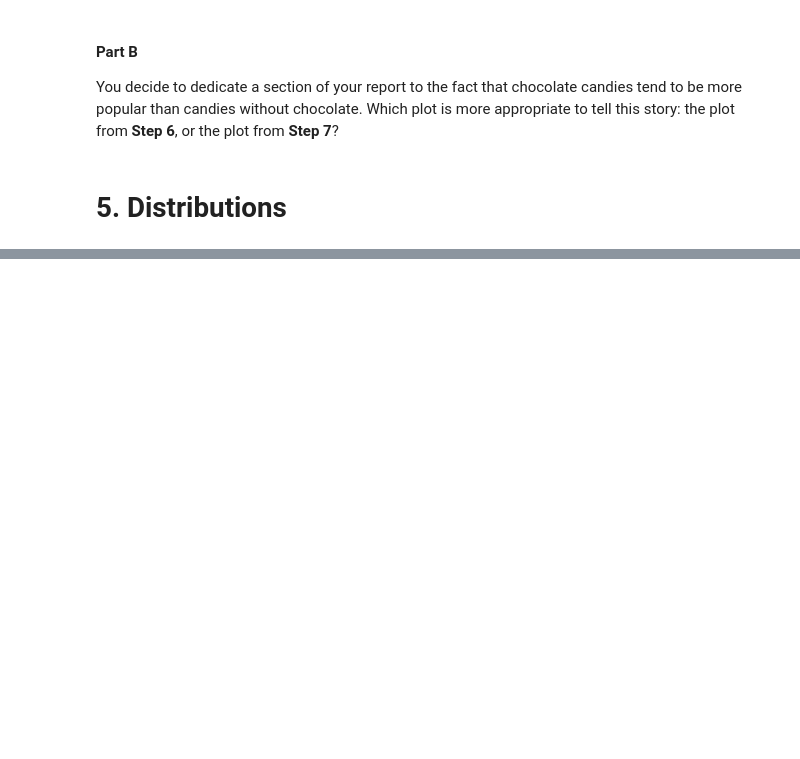
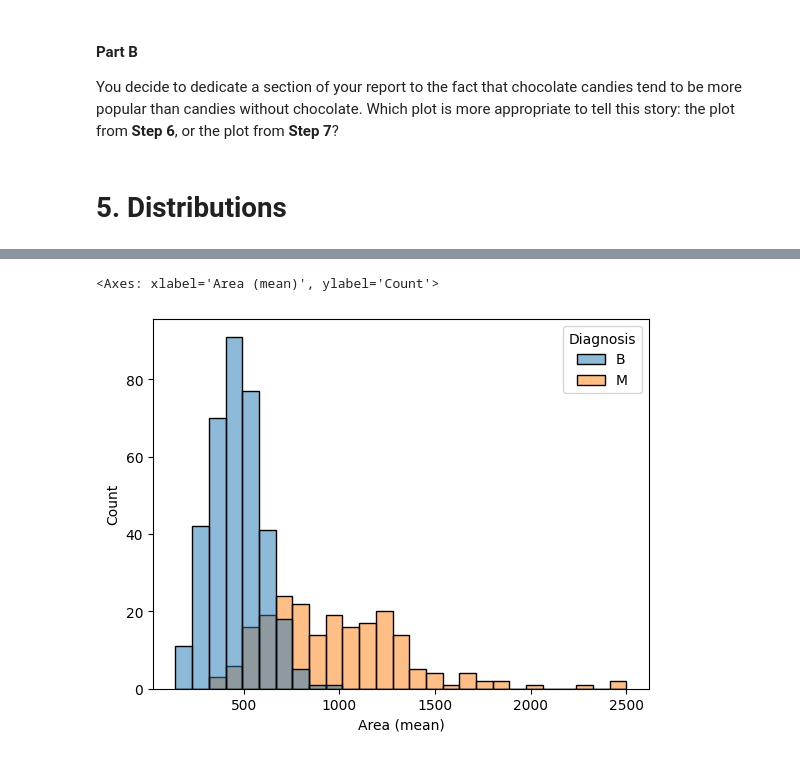
Before and after one commit to kyun1016/kaggle, a Jupyter notebook: notebook/learn/Data_Viaulization.ipynb, the cells around one changed output, grey strips where cells are left out. Drawn from its saved outputs; the diff is of its cells as text; code cells hidden in the pictures; blank space fills up the shorter version.

```diff
--- a/notebook/learn/Data_Viaulization.ipynb
+++ b/notebook/learn/Data_Viaulization.ipynb
@@ -486,0 +494,5 @@ You decide to dedicate a section of your report to the fact that chocolate candi
+# %%
+cancer_filepath = "../../kaggle/input/Data_Visualization/cancer.csv"
+
+# Fill in the line below to read the file into a variable ign_data
+cancer_data = pd.read_csv(cancer_filepath, index_col="Id")
@@ -486,0 +533,6 @@ You decide to dedicate a section of your report to the fact that chocolate candi
+# %%
+# Histograms for benign and maligant tumors
+sns.histplot(x='Area (mean)', data=cancer_data, hue='Diagnosis')
+# %% [output]
+<Axes: xlabel='Area (mean)', ylabel='Count'>
+[figure, added]
```
Also changed, not shown: parts of 19 cells of this notebook, 5 other files.
